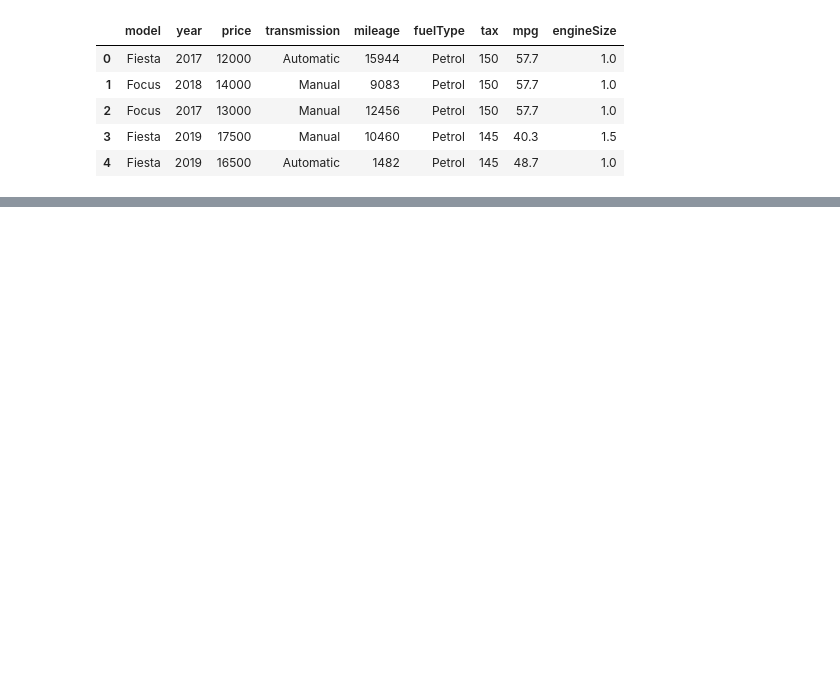
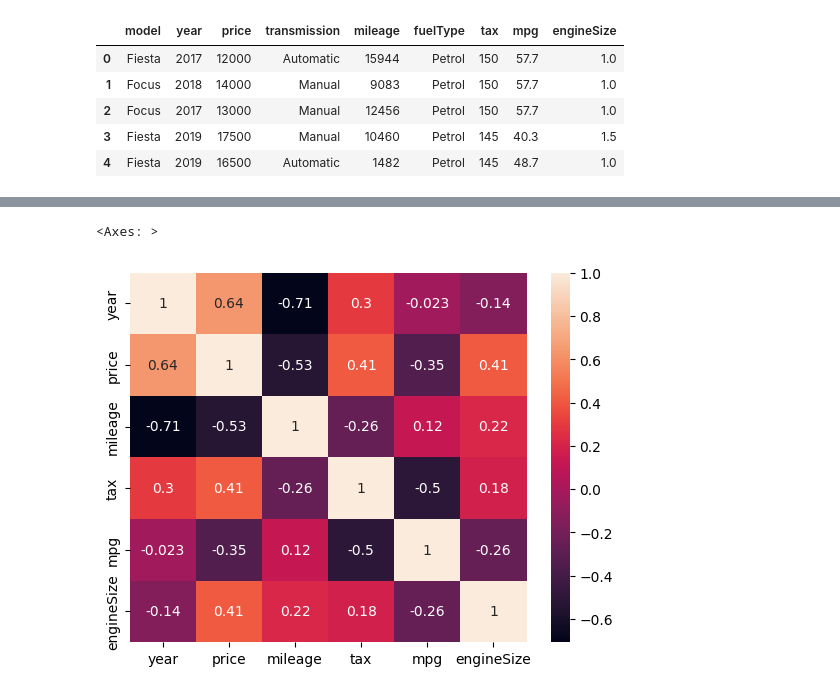
Before and after one commit to VisheshKamble/ML-Learnings, a Jupyter notebook: Ford_car_price_prediction.ipynb, the cells around one changed output, grey strips where cells are left out. Cells and saved outputs as stored; diff of their text form; code cells hidden in the pictures; blank space fills up the shorter version.

```diff
--- a/Ford_car_price_prediction.ipynb
+++ b/Ford_car_price_prediction.ipynb
@@ -42,0 +98,5 @@ df.head()
+# %%
+sns.heatmap(df.corr(numeric_only = True),annot = True)
+# %% [output]
+<Axes: >
+[figure, added]
```
Also changed, not shown: parts of 42 cells of this notebook.
